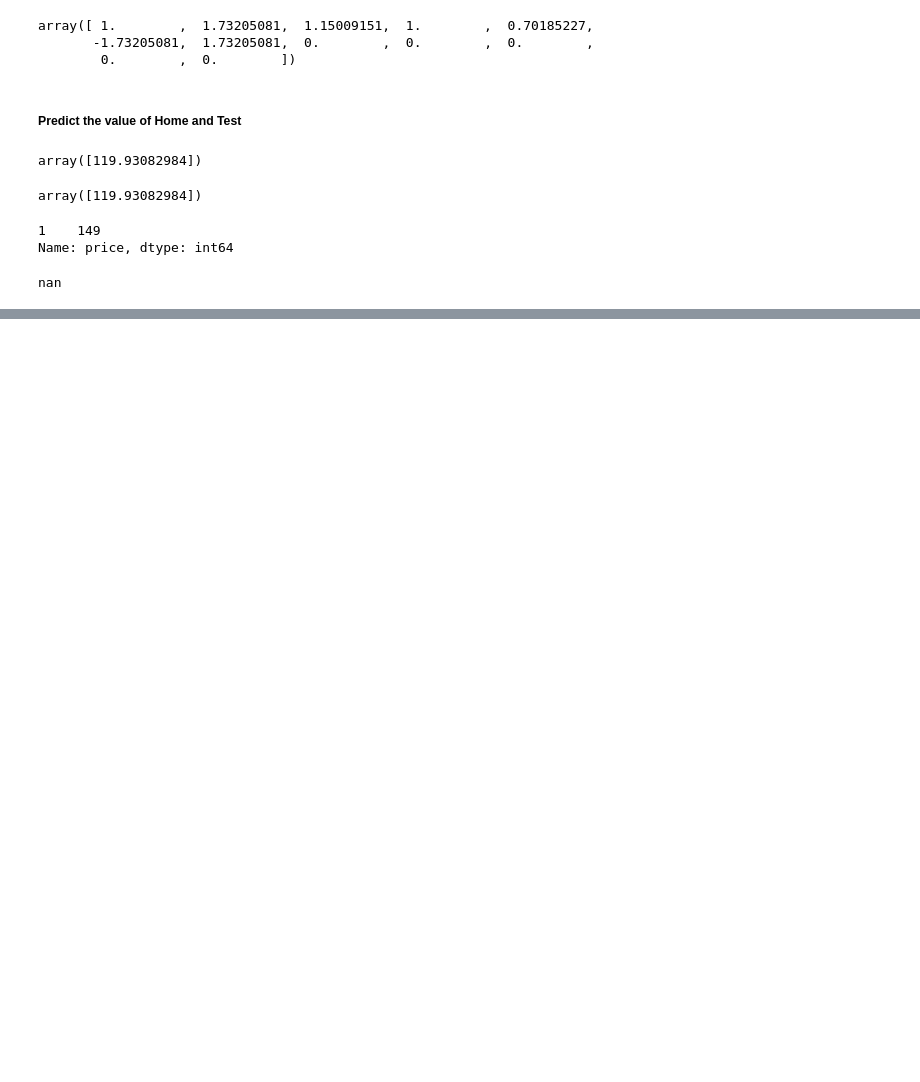
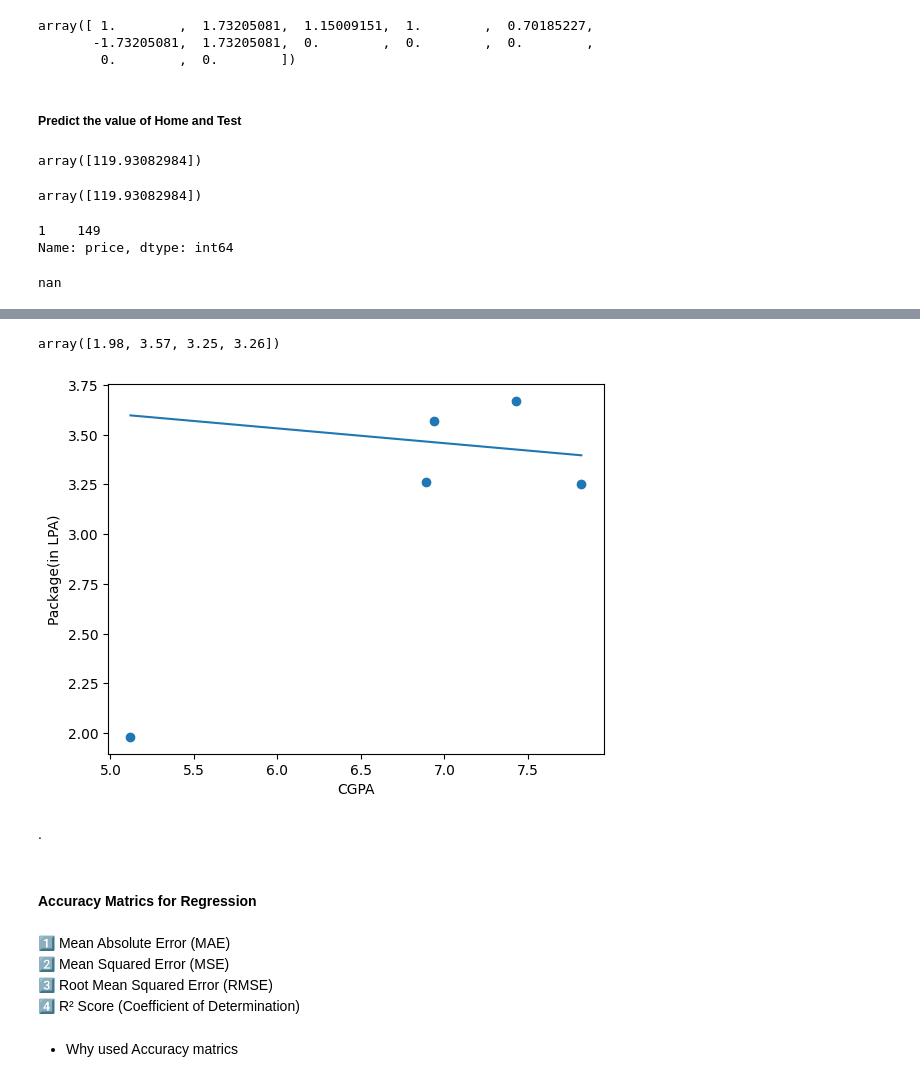
Before and after one commit to VaishnaviJadhav350/intern, a Jupyter notebook: machine learning/linear regression algorithm.ipynb, the cells around one changed output, grey strips where cells are left out. Saved outputs shown, nothing was run; the diff lists cells and outputs as text; code cells hidden in the pictures; blank space fills up the shorter version.

```diff
--- a/machine learning/linear regression algorithm.ipynb
+++ b/machine learning/linear regression algorithm.ipynb
@@ -140,0 +175,6 @@ nan
+# %%
+x=df[['cgpa']]
+y=df['pacage']
+# %%
+from sklearn.model_selection import train_test_split
+x_train, x_test, y_train, y_test = train_test_split(x, y, test_size=0.2, random_state=42)
@@ -140,0 +195,25 @@ nan
+# %%
+y_test
+# %% [output]
+array([1.98, 3.57, 3.25, 3.26])
+# %%
+plt.scatter(x, y)
+x_line = np.linspace(x.min(),x.max(), 100).reshape(-1,1)
+y_line = lr.predict(x_line)
+plt.plot(x_line, y_line)
+plt.xlabel('CGPA')
+plt.ylabel('Package(in LPA)')
+plt.show()
+# %% [output]
+[figure, added]
+# %% [markdown]
+.
+# %% [markdown]
+#### Accuracy Matrics for Regression
+# %% [markdown]
+1️⃣ Mean Absolute Error (MAE)
+2️⃣ Mean Squared Error (MSE)
+3️⃣ Root Mean Squared Error (RMSE)
+4️⃣ R² Score (Coefficient of Determination)
+# %% [markdown]
+- Why used Accuracy matrics
```
Also changed, not shown: parts of 18 cells of this notebook, 1 other file.
